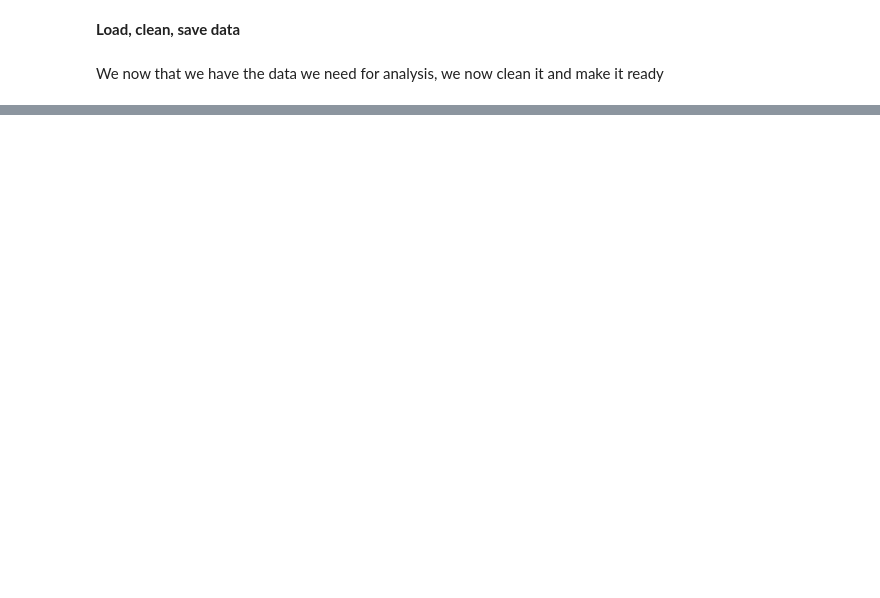
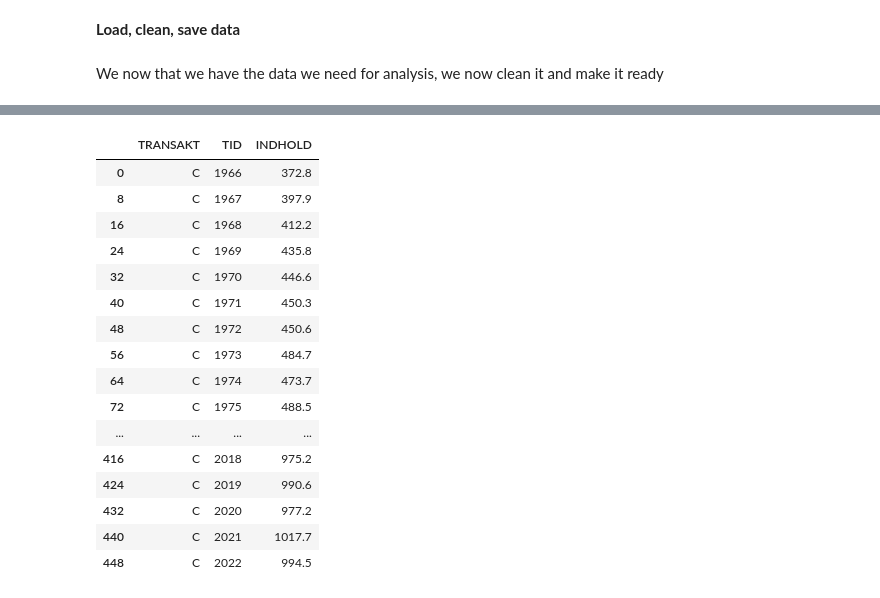
Before and after one commit to NumEconCopenhagen/projects-2023-tgr401, a Jupyter notebook: dataproject/Final_dataproject.ipynb, the cells around one changed output, grey strips where cells are left out. Drawn from its saved outputs; the diff is of its cells as text; code cells hidden in the pictures; blank space fills up the shorter version.

```diff
--- a/dataproject/Final_dataproject.ipynb
+++ b/dataproject/Final_dataproject.ipynb
@@ -129,0 +139,20 @@ dkbal.drop(columns='PRISENHED')
+# %%
+dkbal.loc[dkbal['TRANSAKT']=='C']
+# %% [output]
+|  | TRANSAKT | TID | INDHOLD |
+| 0 | C | 1966 | 372.8 |
+| 8 | C | 1967 | 397.9 |
+| 16 | C | 1968 | 412.2 |
+| 24 | C | 1969 | 435.8 |
+| 32 | C | 1970 | 446.6 |
+| 40 | C | 1971 | 450.3 |
+| 48 | C | 1972 | 450.6 |
+| 56 | C | 1973 | 484.7 |
+| 64 | C | 1974 | 473.7 |
+| 72 | C | 1975 | 488.5 |
+| ... | ... | ... | ... |
+| 416 | C | 2018 | 975.2 |
+| 424 | C | 2019 | 990.6 |
+| 432 | C | 2020 | 977.2 |
+| 440 | C | 2021 | 1017.7 |
+| 448 | C | 2022 | 994.5 |
```
Also changed, not shown: parts of 4 cells of this notebook, 2 other files.
